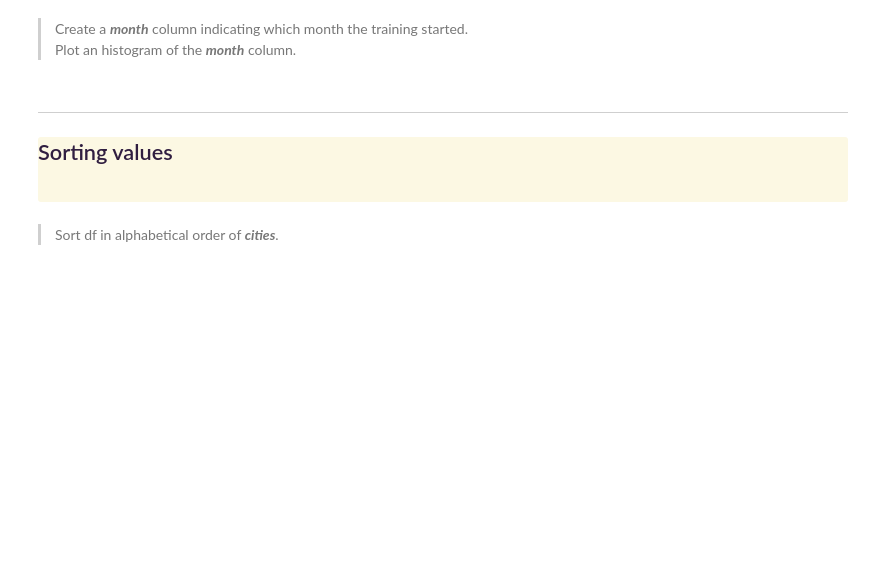
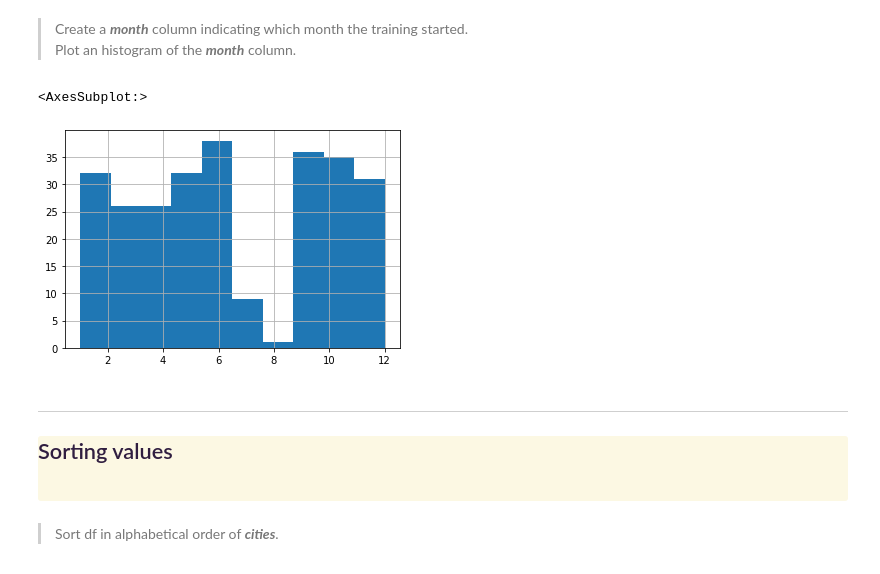
Before and after one commit to biljana-zobenica/beginners-data-workshop, a Jupyter notebook: notebooks/5. More Pandas.ipynb, the cells around one changed output. Cells and saved outputs as stored; diff of their text form; code cells hidden in the pictures; blank space fills up the shorter version.

Commit message:
Use date time data

```diff
--- a/notebooks/5. More Pandas.ipynb
+++ b/notebooks/5. More Pandas.ipynb
@@ -683,6 +687,9 @@ Date time
 # %% [markdown]
 ***DateFrom*** and ***DateTo*** are objects.
 >Convert these two columns to ***datetime*** format.
+# %%
+df1['DateFrom'] = pd.to_datetime(df['DateFrom'], format='%Y-%m-%d')
+df1['DateTo'] = pd.to_datetime(df['DateTo'], format='%Y-%m-%d')
 # %%
 # %load ../solutions/05_40.py
 # %% [markdown]
@@ -693,3 +712,5 @@ We can now use these columns to filter or do some calculation.
 # %load ../solutions/05_41.py
 # %% [markdown]
 >Create a ***duration*** column with the duration of the training.
+# %%
+df1['Duration'] = df1['DateTo'] - df1['DateFrom'] + datetime.timedelta(days=1)
@@ -698,6 +734,12 @@ We can now use these columns to filter or do some calculation.
 # %% [markdown]
 >Create a ***month*** column indicating which month the training started.
 >Plot an histogram of the ***month*** column.
+# %%
+df1['Month'] = df1['DateFrom'].dt.month
+df1['Month'].hist()
+# %% [output]
+<AxesSubplot:>
+[figure, added]
 # %%
 # %load ../solutions/05_43.py
 # %% [markdown]
```
Also changed, not shown: parts of 3 cells of this notebook.
